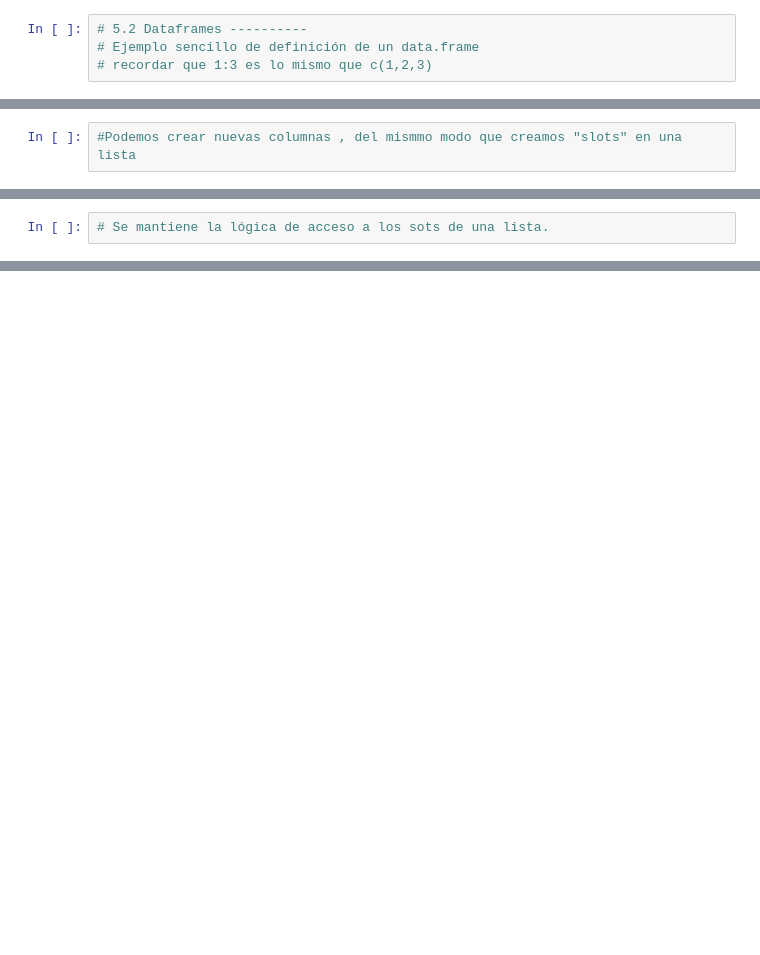
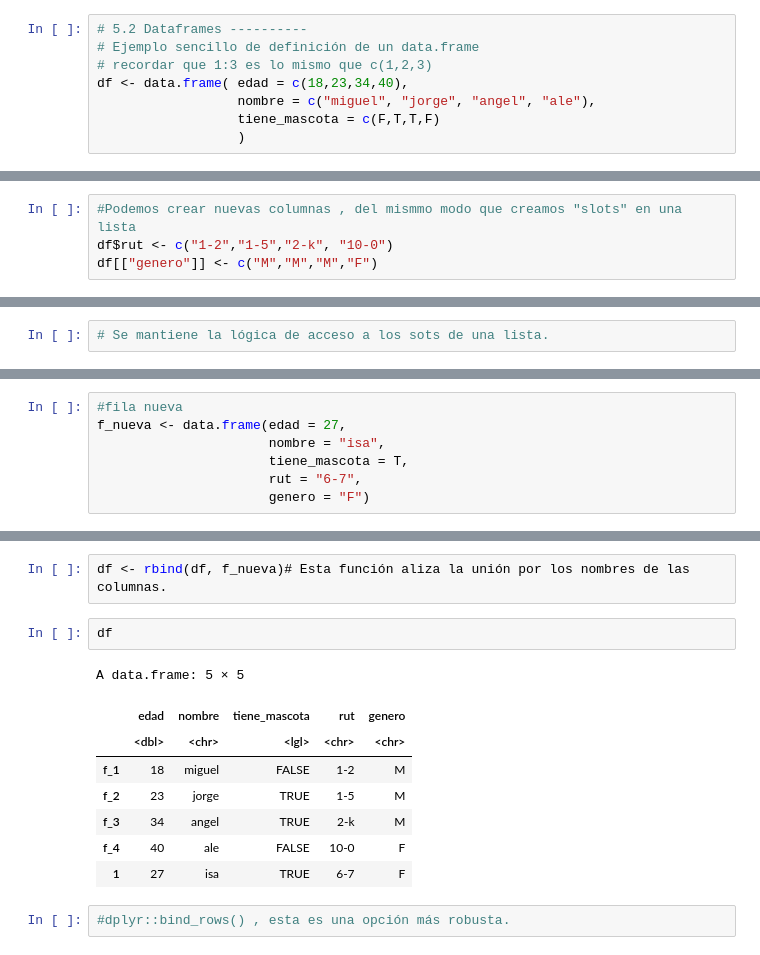
Before and after one commit to NestorPatricio/Diplomado_Big_Data_Data_Science, a Jupyter notebook: Programación en R para Ciencia de Datos/Material de GitHub/Clases/C2/Clase_2_02_listas_y_dataframes.ipynb, the cells around one changed output, grey strips where cells are left out. Cells and saved outputs as stored; diff of their text form; blank space fills up the shorter version.

```diff
--- a/Programación en R para Ciencia de Datos/Material de GitHub/Clases/C2/Clase_2_02_listas_y_dataframes.ipynb
+++ b/Programación en R para Ciencia de Datos/Material de GitHub/Clases/C2/Clase_2_02_listas_y_dataframes.ipynb
@@ -288,3 +370,7 @@ Un dataframe es un caso particular de una lista, donde los objetos de cada entra
 # 5.2 Dataframes ----------
 # Ejemplo sencillo de definición de un data.frame
 # recordar que 1:3 es lo mismo que c(1,2,3)
+df <- data.frame( edad = c(18,23,34,40),
+                  nombre = c("miguel", "jorge", "angel", "ale"),
+                  tiene_mascota = c(F,T,T,F)
+                  )
@@ -300,2 +490,4 @@ Un dataframe es un caso particular de una lista, donde los objetos de cada entra
 # %%
 #Podemos crear nuevas columnas , del mismmo modo que creamos "slots" en una lista
+df$rut <- c("1-2","1-5","2-k", "10-0")
+df[["genero"]] <- c("M","M","M","F")
@@ -309,0 +544,7 @@ Un dataframe es un caso particular de una lista, donde los objetos de cada entra
+# %%
+#fila nueva
+f_nueva <- data.frame(edad = 27,
+                      nombre = "isa",
+                      tiene_mascota = T,
+                      rut = "6-7",
+                      genero = "F")
@@ -309,0 +558,15 @@ Un dataframe es un caso particular de una lista, donde los objetos de cada entra
+# %%
+df <- rbind(df, f_nueva)# Esta función aliza la unión por los nombres de las columnas.
+# %%
+df
+# %% [output]
+A data.frame: 5 × 5
+|  | edad | nombre | tiene_mascota | rut | genero |
+|  | <dbl> | <chr> | <lgl> | <chr> | <chr> |
+| f_1 | 18 | miguel | FALSE | 1-2 | M |
+| f_2 | 23 | jorge | TRUE | 1-5 | M |
+| f_3 | 34 | angel | TRUE | 2-k | M |
+| f_4 | 40 | ale | FALSE | 10-0 | F |
+| 1 | 27 | isa | TRUE | 6-7 | F |
+# %%
+#dplyr::bind_rows() , esta es una opción más robusta.
```
Also changed, not shown: parts of 41 cells of this notebook, 22 other files.
